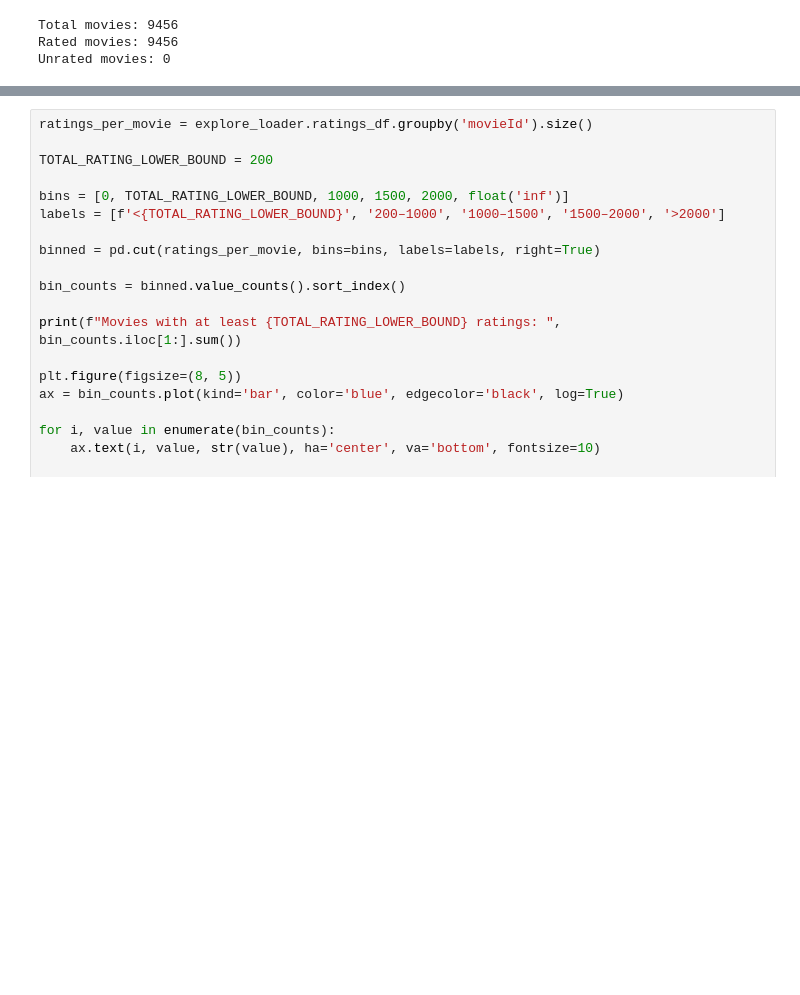
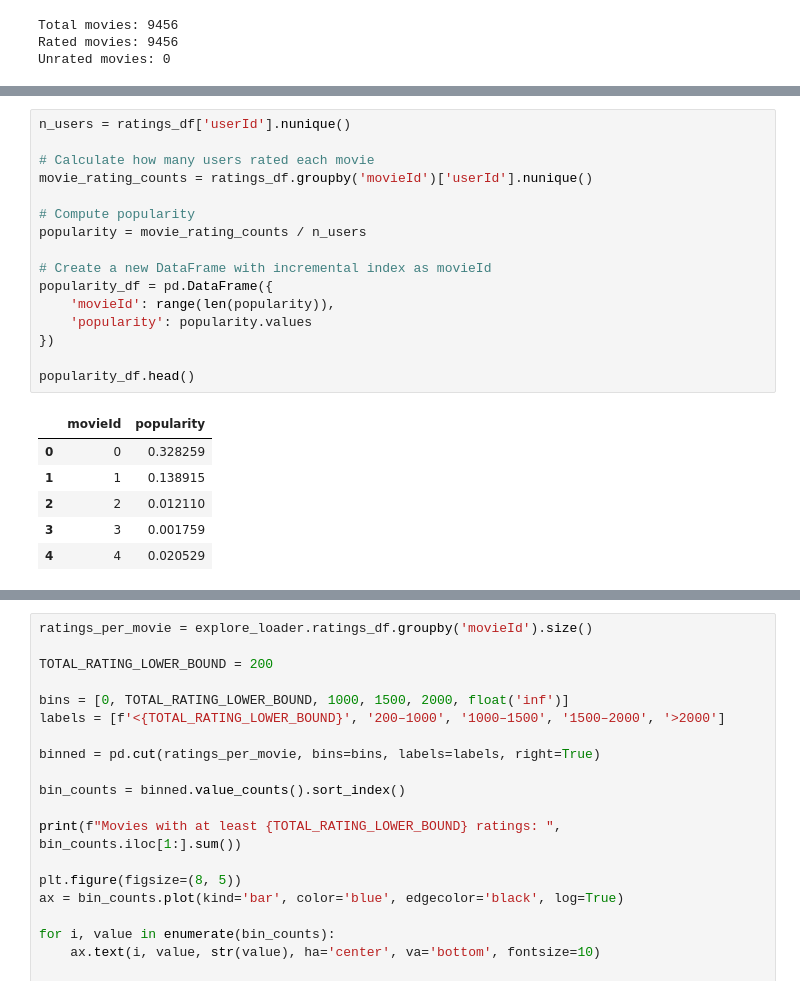
Before and after one commit to RichardFedak/llm-diversity, a Jupyter notebook: experiment/EasyStudy/server/static/datasets/ml-latest/explore.ipynb, the cells around one changed output, grey strips where cells are left out. Cells and saved outputs as stored; diff of their text form; blank space fills up the shorter version.

```diff
--- a/experiment/EasyStudy/server/static/datasets/ml-latest/explore.ipynb
+++ b/experiment/EasyStudy/server/static/datasets/ml-latest/explore.ipynb
@@ -79,0 +101,23 @@ Unrated movies: 0
+# %%
+n_users = ratings_df['userId'].nunique()
+
+# Calculate how many users rated each movie
+movie_rating_counts = ratings_df.groupby('movieId')['userId'].nunique()
+
+# Compute popularity
+popularity = movie_rating_counts / n_users
+
+# Create a new DataFrame with incremental index as movieId
+popularity_df = pd.DataFrame({
+    'movieId': range(len(popularity)),
+    'popularity': popularity.values
+})
+
+popularity_df.head()
+# %% [output]
+|  | movieId | popularity |
+| 0 | 0 | 0.328259 |
+| 1 | 1 | 0.138915 |
+| 2 | 2 | 0.012110 |
+| 3 | 3 | 0.001759 |
+| 4 | 4 | 0.020529 |
```
Also changed, not shown: parts of 9 cells of this notebook, 2 other files.
